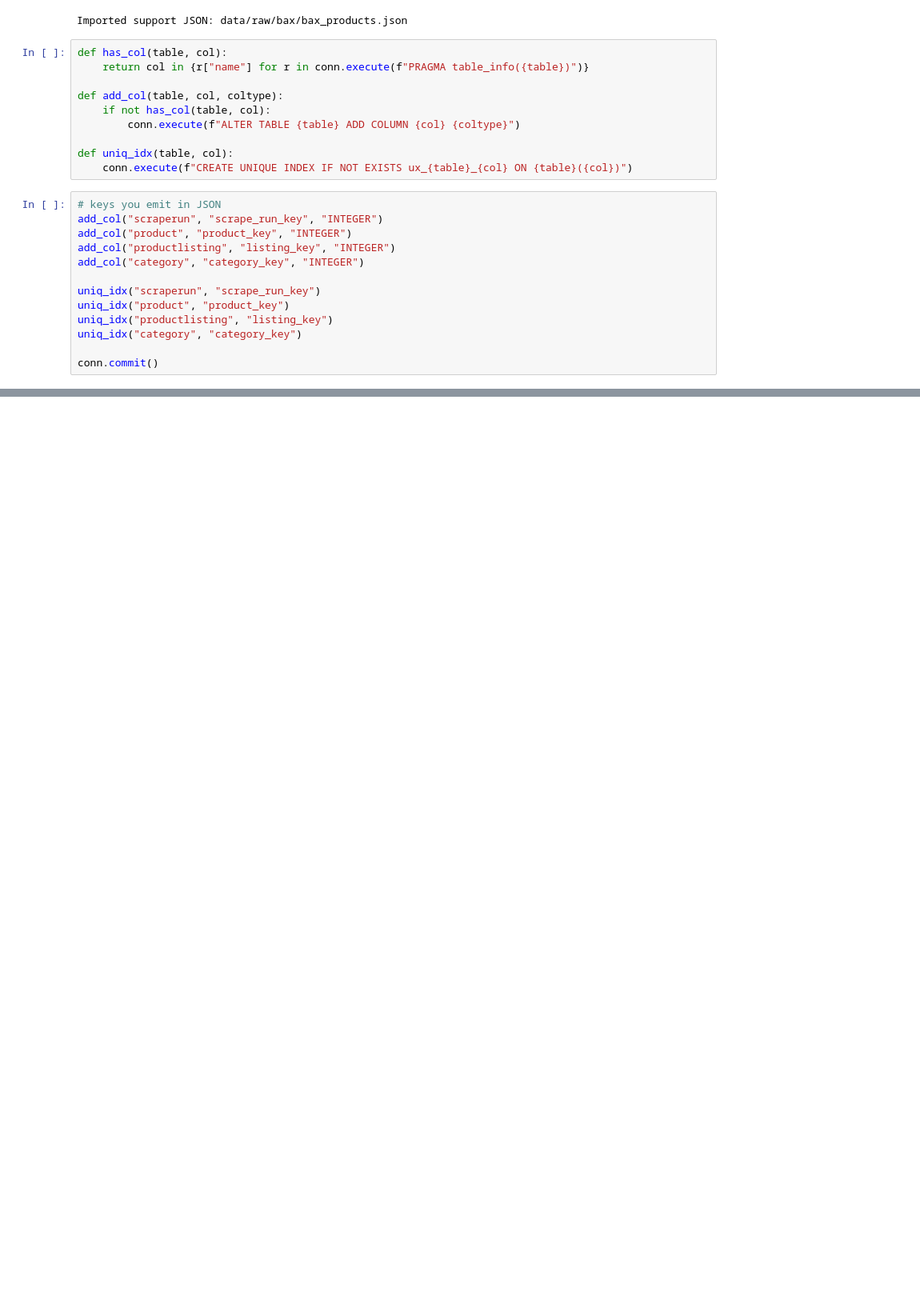
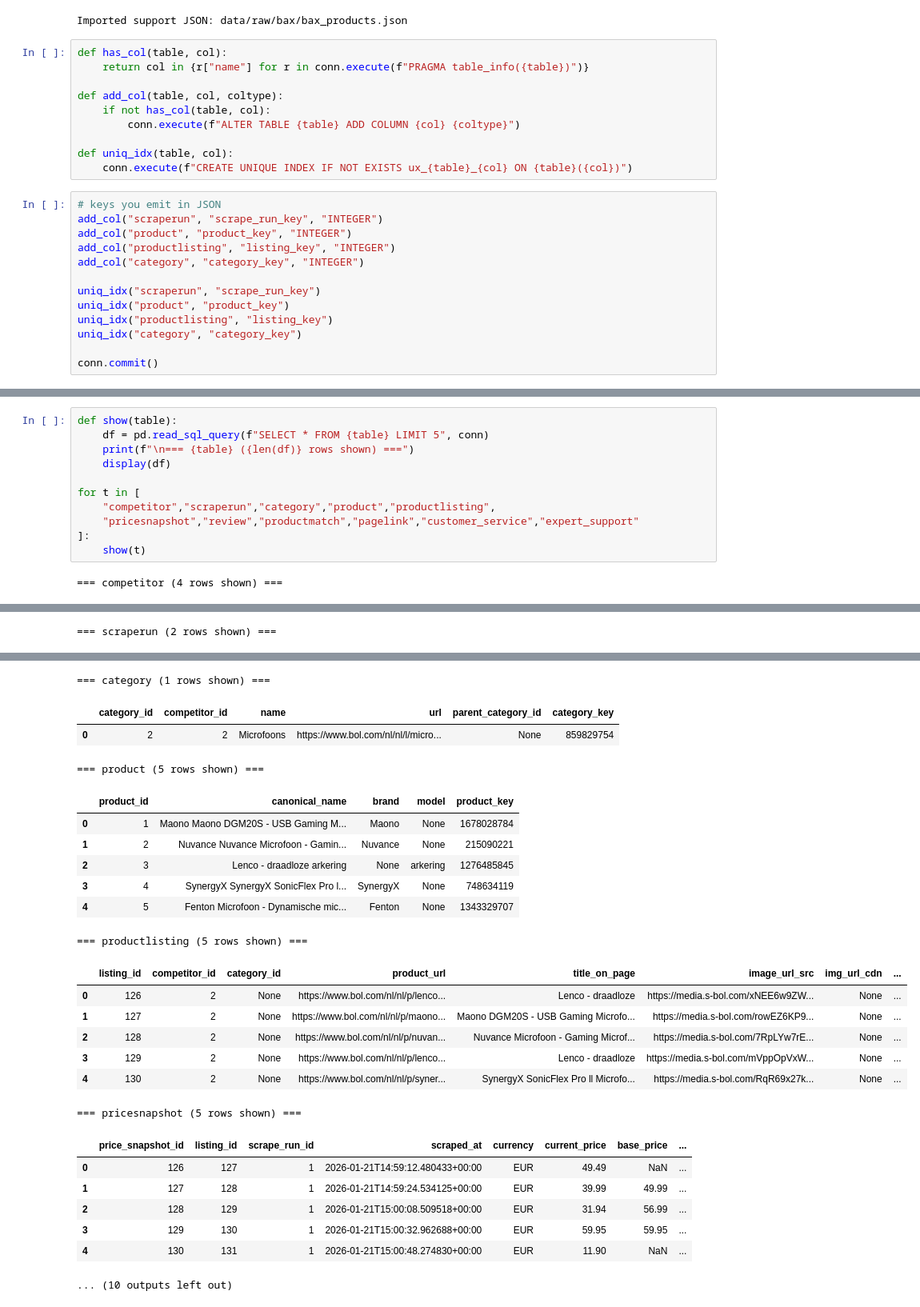
Before and after one commit to IroChrysospathi/Online-Data-Mining, a Jupyter notebook: bax db load.ipynb, the cells around one changed output, grey strips where cells are left out. Shown at 80% size. Saved outputs shown, nothing was run; the diff lists cells and outputs as text; blank space fills up the shorter version.

```diff
--- a/bax db load.ipynb
+++ b/bax db load.ipynb
@@ -294,0 +305,13 @@ NameError: name 'JSON_PATH' is not defined
+# %%
+def show(table):
+    df = pd.read_sql_query(f"SELECT * FROM {table} LIMIT 5", conn)
+    print(f"\n=== {table} ({len(df)} rows shown) ===")
+    display(df)
+
+for t in [
+    "competitor","scraperun","category","product","productlisting",
+    "pricesnapshot","review","productmatch","pagelink","customer_service","expert_support"
+]:
+    show(t)
+# %% [output]
+=== competitor (4 rows shown) ===
@@ -294,0 +323 @@ NameError: name 'JSON_PATH' is not defined
+=== scraperun (2 rows shown) ===
@@ -294,0 +327,25 @@ NameError: name 'JSON_PATH' is not defined
+=== category (1 rows shown) ===
+|  | category_id | competitor_id | name | url | parent_category_id | category_key |
+| 0 | 2 | 2 | Microfoons | https://www.bol.com/nl/nl/l/micro... | None | 859829754 |
+=== product (5 rows shown) ===
+|  | product_id | canonical_name | brand | model | product_key |
+| 0 | 1 | Maono Maono DGM20S - USB Gaming M... | Maono | None | 1678028784 |
+| 1 | 2 | Nuvance Nuvance Microfoon - Gamin... | Nuvance | None | 215090221 |
+| 2 | 3 | Lenco - draadloze arkering | None | arkering | 1276485845 |
+| 3 | 4 | SynergyX SynergyX SonicFlex Pro l... | SynergyX | None | 748634119 |
+| 4 | 5 | Fenton Microfoon - Dynamische mic... | Fenton | None | 1343329707 |
+=== productlisting (5 rows shown) ===
+|  | listing_id | competitor_id | category_id | product_url | title_on_page | image_url_src | img_url_cdn | ... |
+| 0 | 126 | 2 | None | https://www.bol.com/nl/nl/p/lenco... | Lenco - draadloze | https://media.s-bol.com/xNEE6w9ZW... | None | ... |
+| 1 | 127 | 2 | None | https://www.bol.com/nl/nl/p/maono... | Maono DGM20S - USB Gaming Microfo... | https://media.s-bol.com/rowEZ6KP9... | None | ... |
+| 2 | 128 | 2 | None | https://www.bol.com/nl/nl/p/nuvan... | Nuvance Microfoon - Gaming Microf... | https://media.s-bol.com/7RpLYw7rE... | None | ... |
+| 3 | 129 | 2 | None | https://www.bol.com/nl/nl/p/lenco... | Lenco - draadloze | https://media.s-bol.com/mVppOpVxW... | None | ... |
+| 4 | 130 | 2 | None | https://www.bol.com/nl/nl/p/syner... | SynergyX SonicFlex Pro ll Microfo... | https://media.s-bol.com/RqR69x27k... | None | ... |
+=== pricesnapshot (5 rows shown) ===
+|  | price_snapshot_id | listing_id | scrape_run_id | scraped_at | currency | current_price | base_price | ... |
+| 0 | 126 | 127 | 1 | 2026-01-21T14:59:12.480433+00:00 | EUR | 49.49 | NaN | ... |
+| 1 | 127 | 128 | 1 | 2026-01-21T14:59:24.534125+00:00 | EUR | 39.99 | 49.99 | ... |
+| 2 | 128 | 129 | 1 | 2026-01-21T15:00:08.509518+00:00 | EUR | 31.94 | 56.99 | ... |
+| 3 | 129 | 130 | 1 | 2026-01-21T15:00:32.962688+00:00 | EUR | 59.95 | 59.95 | ... |
+| 4 | 130 | 131 | 1 | 2026-01-21T15:00:48.274830+00:00 | EUR | 11.90 | NaN | ... |
+... (10 outputs left out)
```
Also changed, not shown: parts of 3 cells of this notebook, 1 other file.
